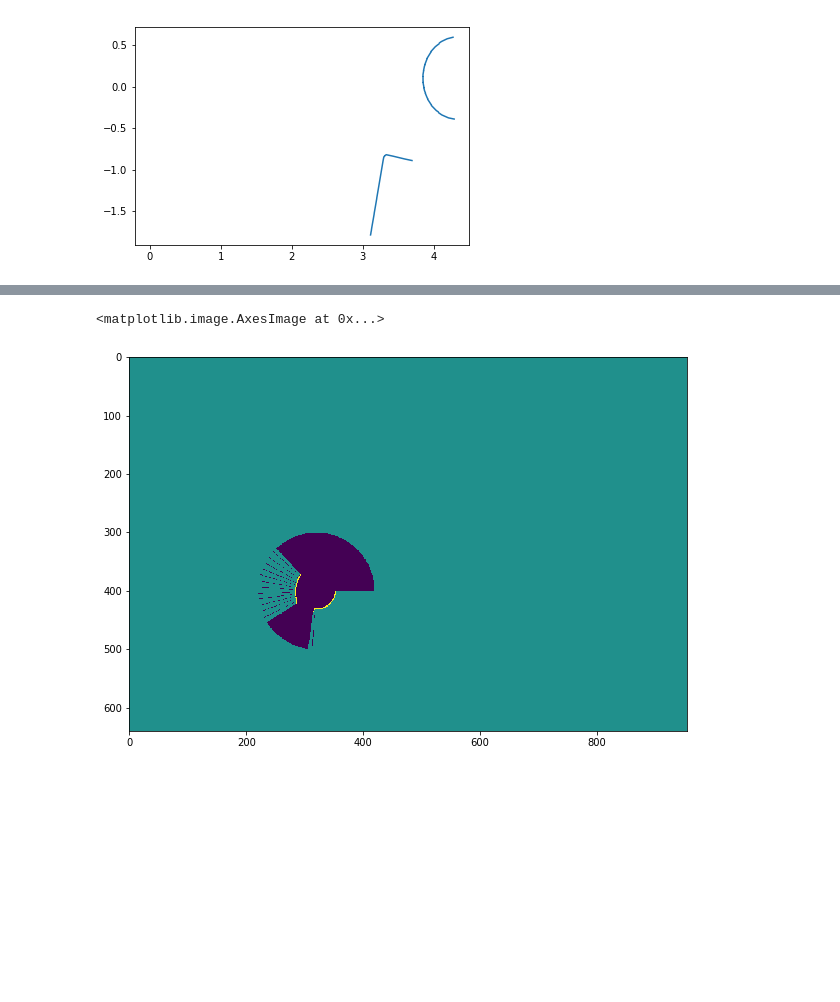
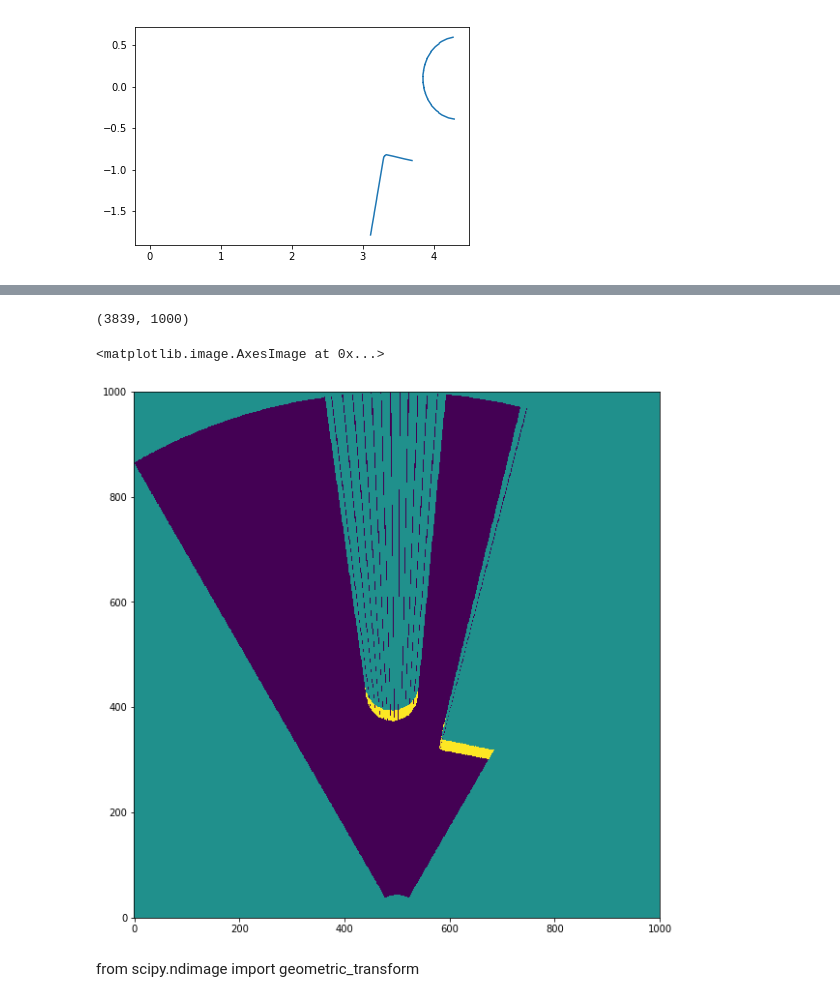
Before and after one commit to atilaromero/ros-explorer, a Jupyter notebook: trab2/src/Untitled.ipynb, the cells around one changed output, grey strips where cells are left out. Saved outputs shown, nothing was run; the diff lists cells and outputs as text; code cells hidden in the pictures; blank space fills up the shorter version.

```diff
--- a/trab2/src/Untitled.ipynb
+++ b/trab2/src/Untitled.ipynb
@@ -133,7 +97,14 @@ plt.imshow(v)
 # %%
-dst = cv2.linearPolar(v.T, (320,400),100,cv2.WARP_FILL_OUTLIERS | cv2.WARP_INVERSE_MAP)
+dst = cv2.linearPolar(v.T, (1000,500),1000,cv2.WARP_FILL_OUTLIERS | cv2.WARP_INVERSE_MAP, np.ones((600,600)))
+dst.shape
+# %% [output]
+(3839, 1000)
-# %%
-plt.imshow(dst)
-# %% [output]
-<matplotlib.image.AxesImage at 0x...>
-[figure, removed]
+# %%
+dst2 = dst[:1000,:][:,::-1]
+# %%
+plt.imshow(dst2.T, origin='lower')
+# %% [output]
+<matplotlib.image.AxesImage at 0x...>
+[figure, added]
+# %% [markdown]
+from scipy.ndimage import geometric_transform
```
Also changed, not shown: parts of 32 cells of this notebook.
